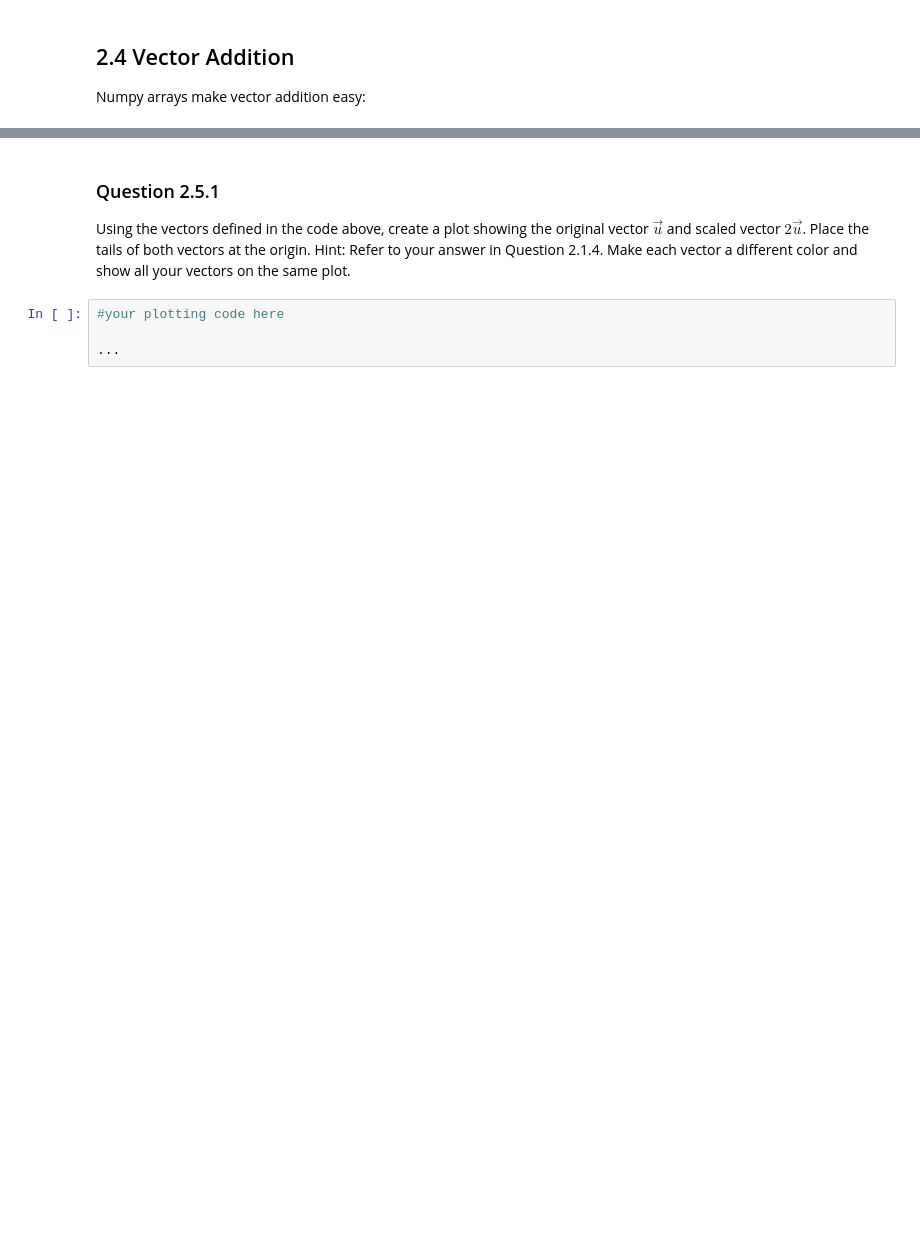
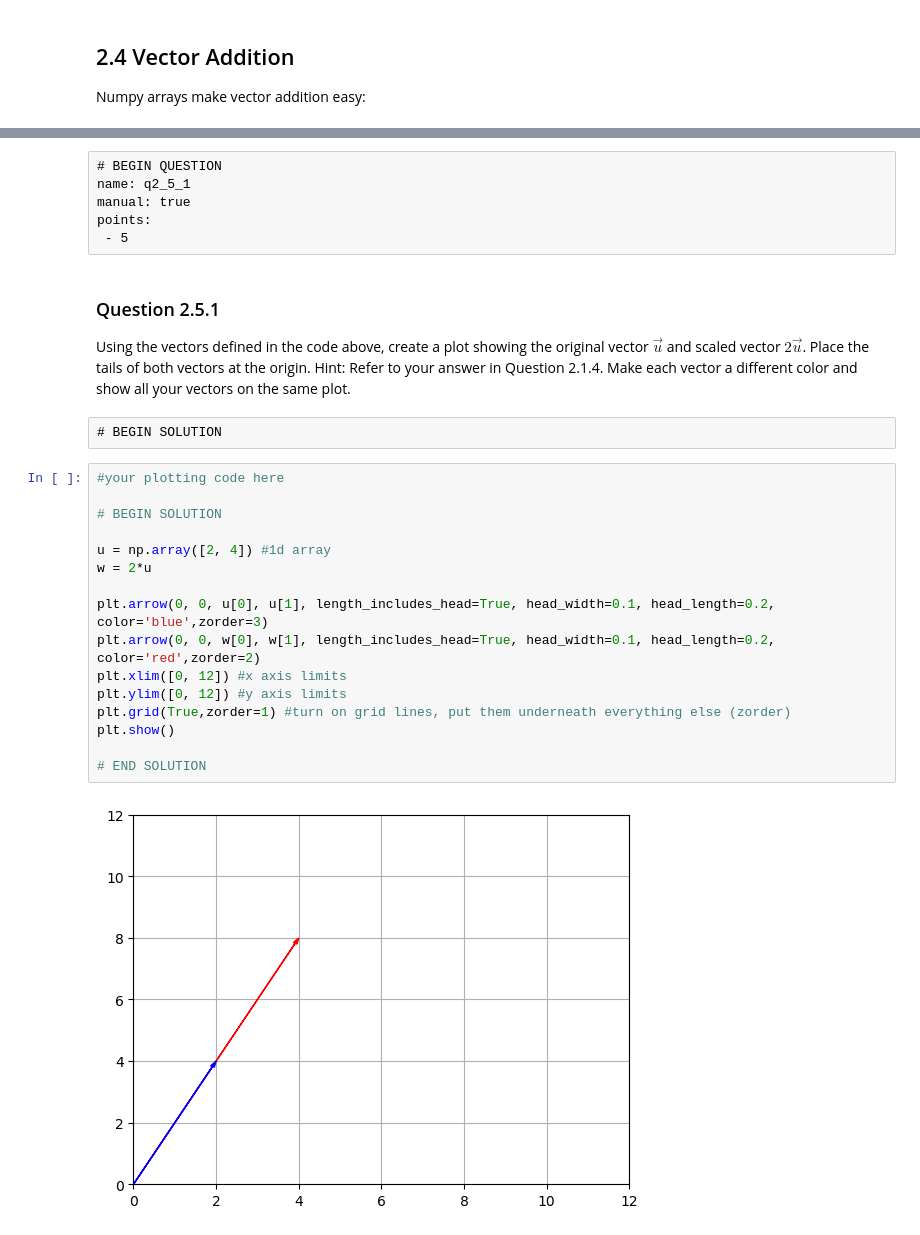
Before and after one commit to bludka/engr225-materials-sp2025, a Jupyter notebook: 05_lab/09_numpy_plotting_vectors_functions/Week9Lab.ipynb, the cells around one changed output, grey strips where cells are left out. Saved outputs shown, nothing was run; the diff lists cells and outputs as text; blank space fills up the shorter version.

```diff
--- a/05_lab/09_numpy_plotting_vectors_functions/Week9Lab.ipynb
+++ b/05_lab/09_numpy_plotting_vectors_functions/Week9Lab.ipynb
@@ -302,10 +773,30 @@ print("2u=",c*u)
+# %% [raw]
+# BEGIN QUESTION
+name: q2_5_1
+manual: true
+points:
+ - 5
 # %% [markdown]
-<!-- BEGIN QUESTION -->
-
 ### Question 2.5.1
 
 Using the vectors defined in the code above, create a plot showing the original vector $\vec{u}$ and scaled vector $2\vec{u}$. Place the tails of both vectors at the origin. Hint: Refer to your answer in Question 2.1.4. Make each vector a different color and show all your vectors on the same plot.
-# %%
-#your plotting code here
-
-...
+# %% [raw]
+# BEGIN SOLUTION
+# %%
+#your plotting code here
+
+# BEGIN SOLUTION
+
+u = np.array([2, 4]) #1d array
+w = 2*u
+
+plt.arrow(0, 0, u[0], u[1], length_includes_head=True, head_width=0.1, head_length=0.2, color='blue',zorder=3)
+plt.arrow(0, 0, w[0], w[1], length_includes_head=True, head_width=0.1, head_length=0.2, color='red',zorder=2)
+plt.xlim([0, 12]) #x axis limits
+plt.ylim([0, 12]) #y axis limits
+plt.grid(True,zorder=1) #turn on grid lines, put them underneath everything else (zorder)
+plt.show()
+
+# END SOLUTION
+# %% [output]
+[figure, added]
```
Also changed, not shown: parts of 175 cells of this notebook.
